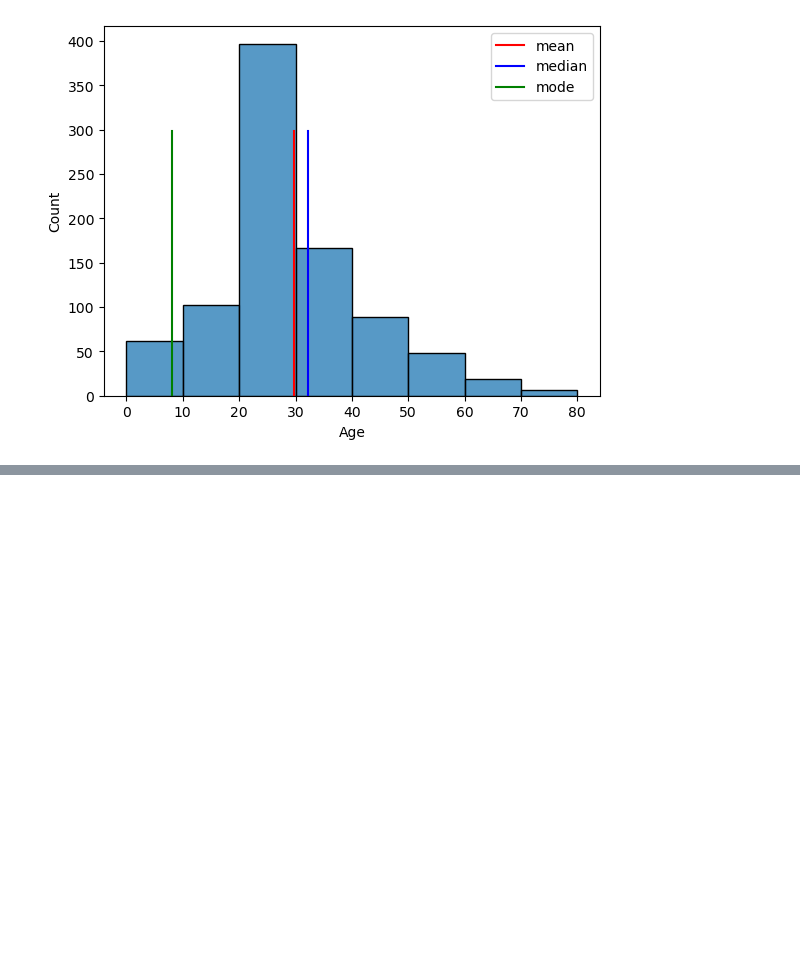
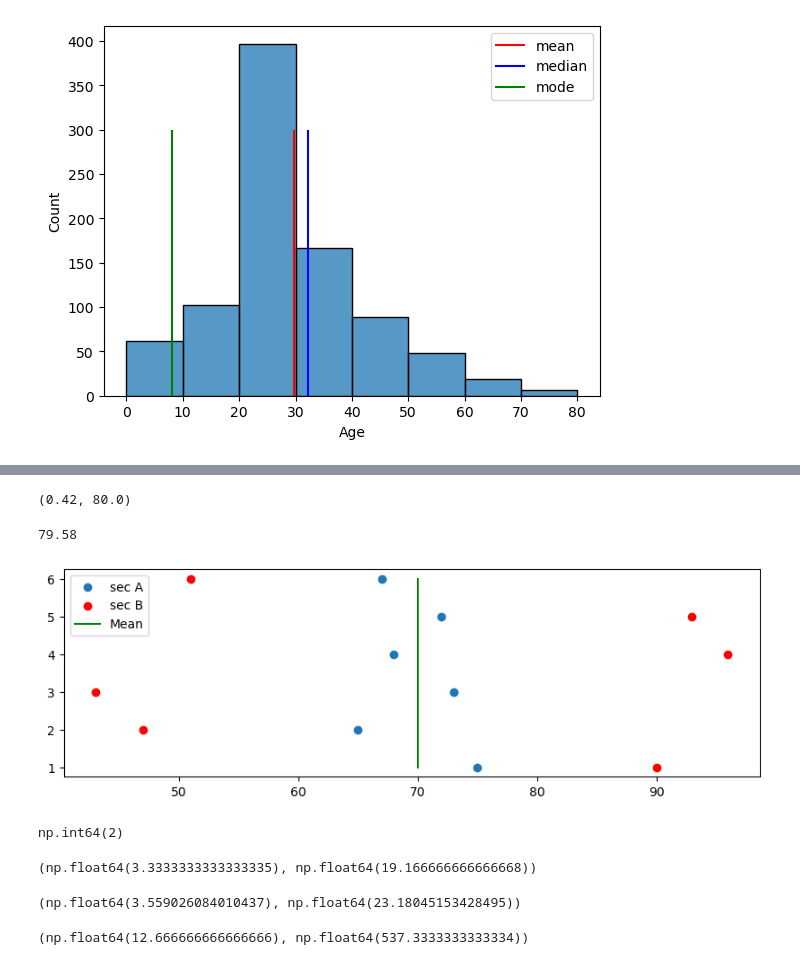
Before and after one commit to Harnoor0718/Data_Analytics, a Jupyter notebook: filename.ipynb, the cells around one changed output, grey strips where cells are left out. Cells and saved outputs as stored; diff of their text form; code cells hidden in the pictures; blank space fills up the shorter version.

```diff
--- a/filename.ipynb
+++ b/filename.ipynb
@@ -98,0 +116,4 @@ plt.show()
+# %%
+(min_r, max_r)
+# %% [output]
+(0.42, 80.0)
@@ -98,0 +122,36 @@ plt.show()
+# %%
+range
+# %% [output]
+79.58
+# %%
+sec_a = np.array([75, 65, 73, 68, 72, 67])
+sec_b = np.array([90, 47, 43, 96, 93, 51])
+no = np.array([1, 2, 3, 4, 5, 6])
+mean = np.mean(sec_a)
+# %%
+plt.figure(figsize=(10, 3))
+plt.scatter(sec_a, no, label= "sec A")
+plt.scatter(sec_b, no, c="red", label= "sec B")
+plt.plot([70, 70, 70, 70, 70, 70], no, c="green", label = "Mean")
+plt.legend()
+plt.show()
+# %% [output]
+[figure, added]
+# %%
+np.abs(-2)
+# %% [output]
+np.int64(2)
+# %%
+mad_a = np.sum(np.abs(sec_a-mean))/len(sec_a)
+mad_b = np.sum(np.abs(sec_b-mean))/len(sec_b)
+mad_a, mad_b
+# %% [output]
+(np.float64(3.3333333333333335), np.float64(19.166666666666668))
+# %%
+np.std(sec_a), np.std(sec_b)
+# %% [output]
+(np.float64(3.559026084010437), np.float64(23.18045153428495))
+# %%
+np.var(sec_a), np.var(sec_b)
+# %% [output]
+(np.float64(12.666666666666666), np.float64(537.3333333333334))
```
Also changed, not shown: parts of 11 cells of this notebook.
